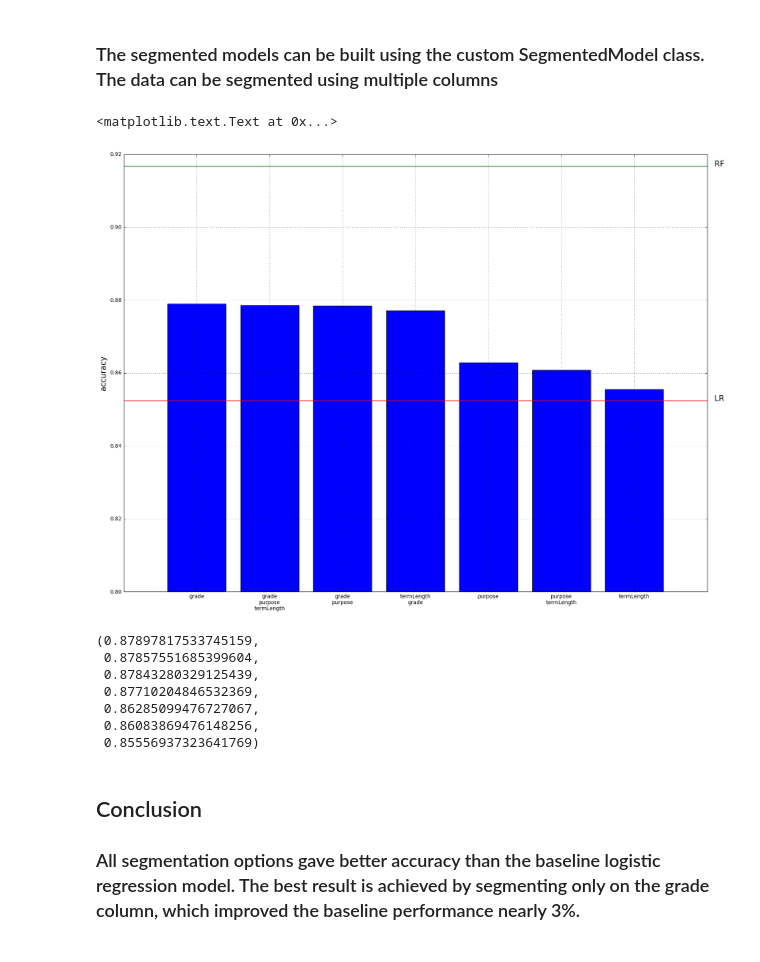
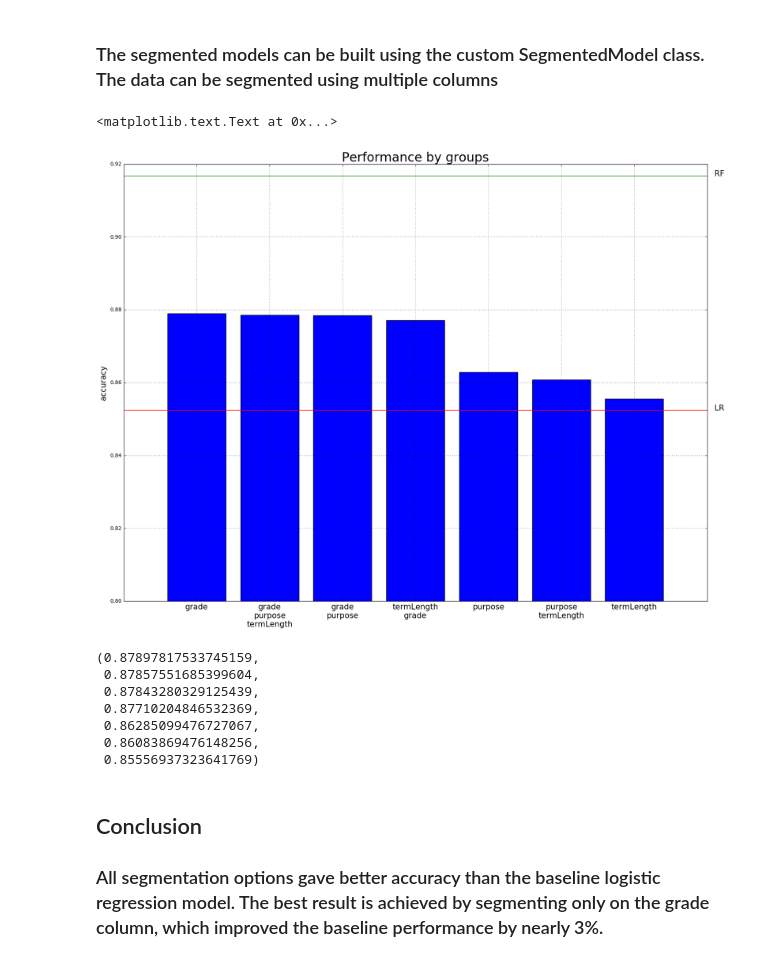
Before and after one commit to ergindemir/lending-club, a Jupyter notebook: Segmentation.ipynb, the cells around one changed output. Drawn from its saved outputs; the diff is of its cells as text; code cells hidden in the pictures.

Commit message:
Update segmentation analysis test readme for figures

```diff
--- a/Segmentation.ipynb
+++ b/Segmentation.ipynb
@@ -98,17 +98,18 @@ for groups in groups_list:
 # %%
 (group_testscores,group_names) = zip(*sorted(zip(group_testscores,group_names),reverse=True))
 plt.bar(range(len(group_names)),group_testscores,align='center')
-plt.xticks(range(len(group_names)),group_names)
+plt.xticks(range(len(group_names)),group_names, fontsize=15)
 plt.ylim((.8,0.92))
 plt.grid()
 plt.axhline(y=lr_score, color='r', linestyle='-')
 plt.axhline(y=rf_score, color='g', linestyle='-')
 plt.text(7.1,lr_score,'LR', fontsize=15)
 plt.text(7.1,rf_score,'RF', fontsize=15)
 plt.ylabel('accuracy', fontsize=15)
+plt.title('Performance by groups', fontsize='24')
 # %% [output]
 <matplotlib.text.Text at 0x...>
-[figure, old version]
+[figure, new version]
 # %%
 group_testscores
 # %% [output]
@@ -122,4 +123,4 @@ group_testscores
 # %% [markdown]
 ## Conclusion
 
-### All segmentation options gave better accuracy than the baseline logistic regression model. The best result is achieved by segmenting only on the grade column, which improved the baseline performance nearly 3%.
+### All segmentation options gave better accuracy than the baseline logistic regression model. The best result is achieved by segmenting only on the grade column, which improved the baseline performance by nearly 3%.
```
Also changed, not shown: 2 other files.
